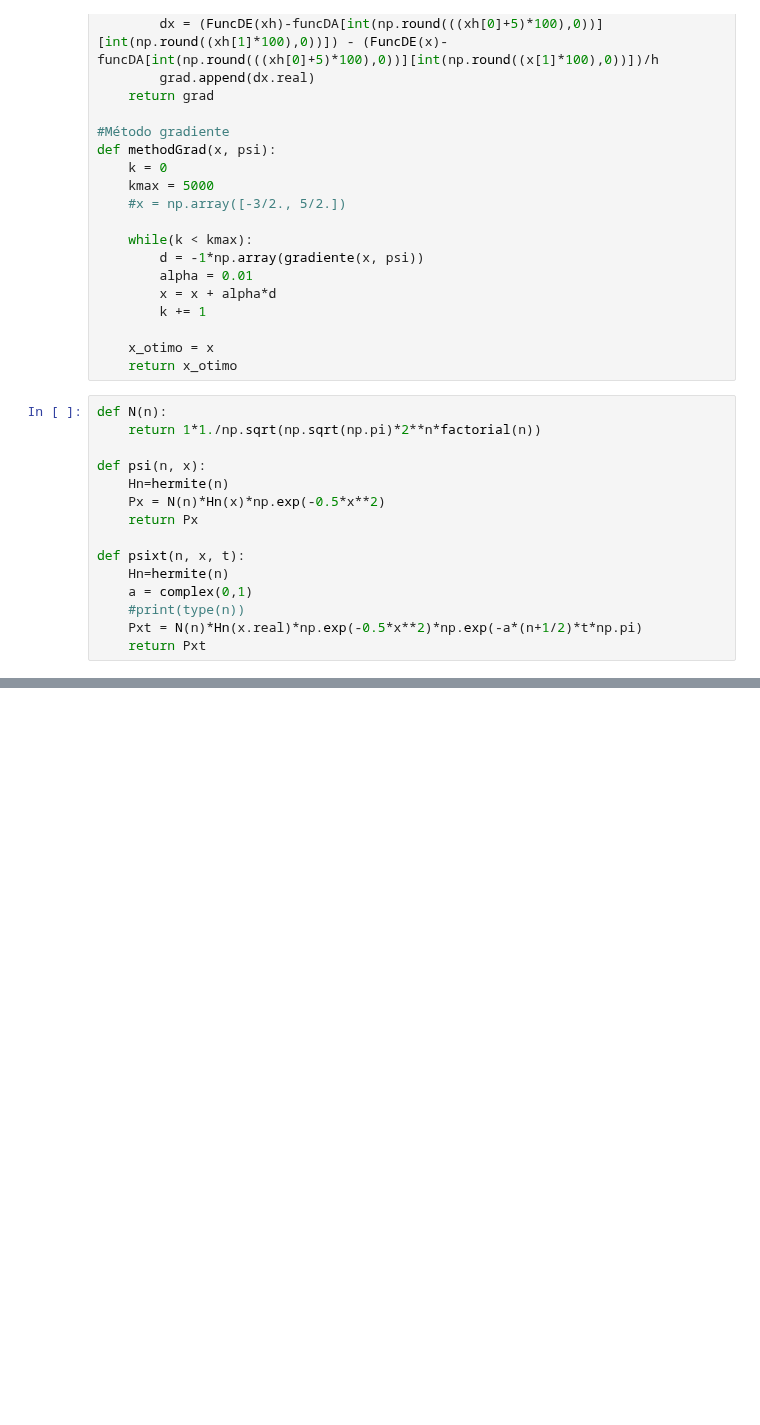
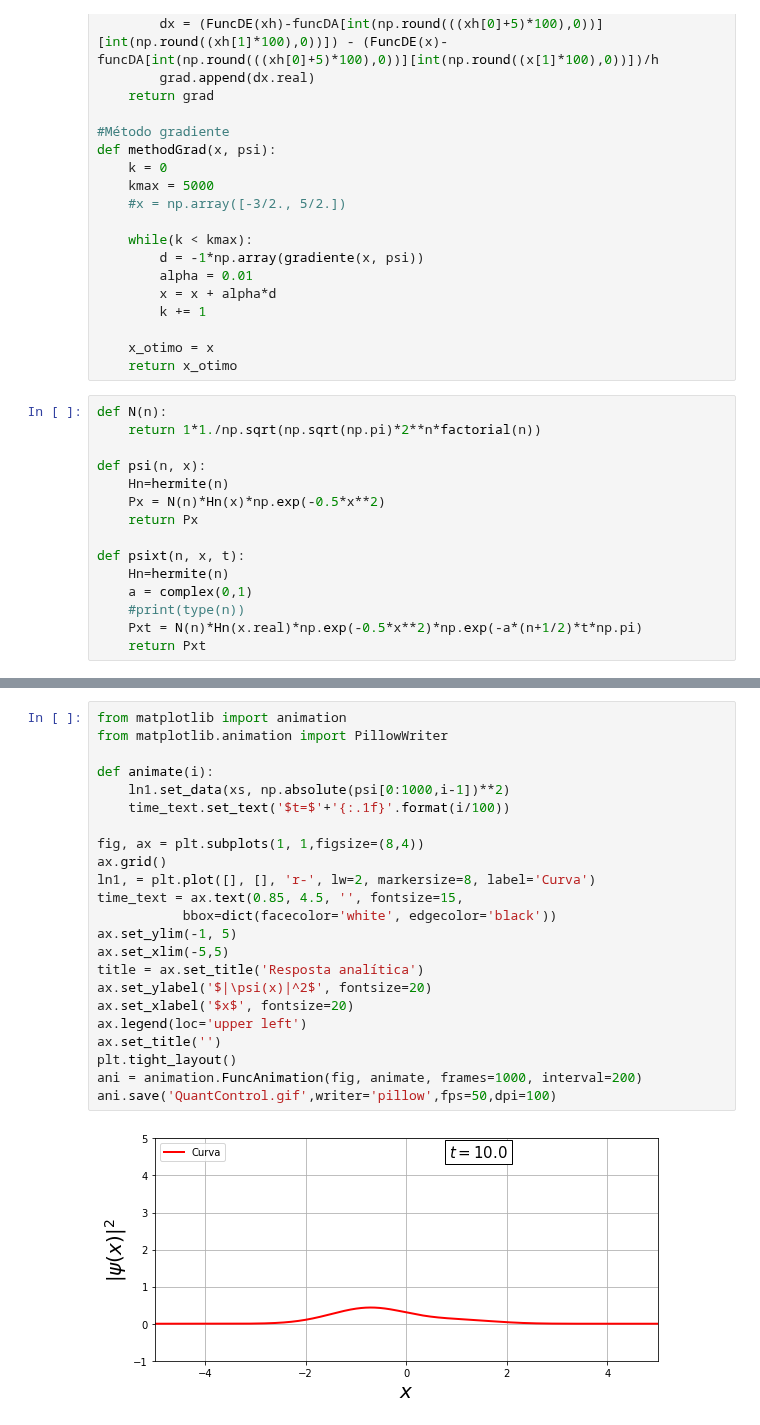
Before and after one commit to GabrielSiqueira1/MPC-Controle-Quantico, a Jupyter notebook: MPC.ipynb, the cells around one changed output, grey strips where cells are left out. Drawn from its saved outputs; the diff is of its cells as text; blank space fills up the shorter version.

```diff
--- a/MPC.ipynb
+++ b/MPC.ipynb
@@ -392,0 +382,25 @@ KeyboardInterrupt:
+# %%
+from matplotlib import animation
+from matplotlib.animation import PillowWriter
+
+def animate(i):
+    ln1.set_data(xs, np.absolute(psi[0:1000,i-1])**2)
+    time_text.set_text('$t=$'+'{:.1f}'.format(i/100))
+
+fig, ax = plt.subplots(1, 1,figsize=(8,4))
+ax.grid()
+ln1, = plt.plot([], [], 'r-', lw=2, markersize=8, label='Curva')
+time_text = ax.text(0.85, 4.5, '', fontsize=15,
+           bbox=dict(facecolor='white', edgecolor='black'))
+ax.set_ylim(-1, 5)
+ax.set_xlim(-5,5)
+title = ax.set_title('Resposta analítica')
+ax.set_ylabel('$|\psi(x)|^2$', fontsize=20)
+ax.set_xlabel('$x$', fontsize=20)
+ax.legend(loc='upper left')
+ax.set_title('')
+plt.tight_layout()
+ani = animation.FuncAnimation(fig, animate, frames=1000, interval=200)
+ani.save('QuantControl.gif',writer='pillow',fps=50,dpi=100)
+# %% [output]
+[figure, added]
```
Also changed, not shown: parts of 2 cells of this notebook, 9 other files.
